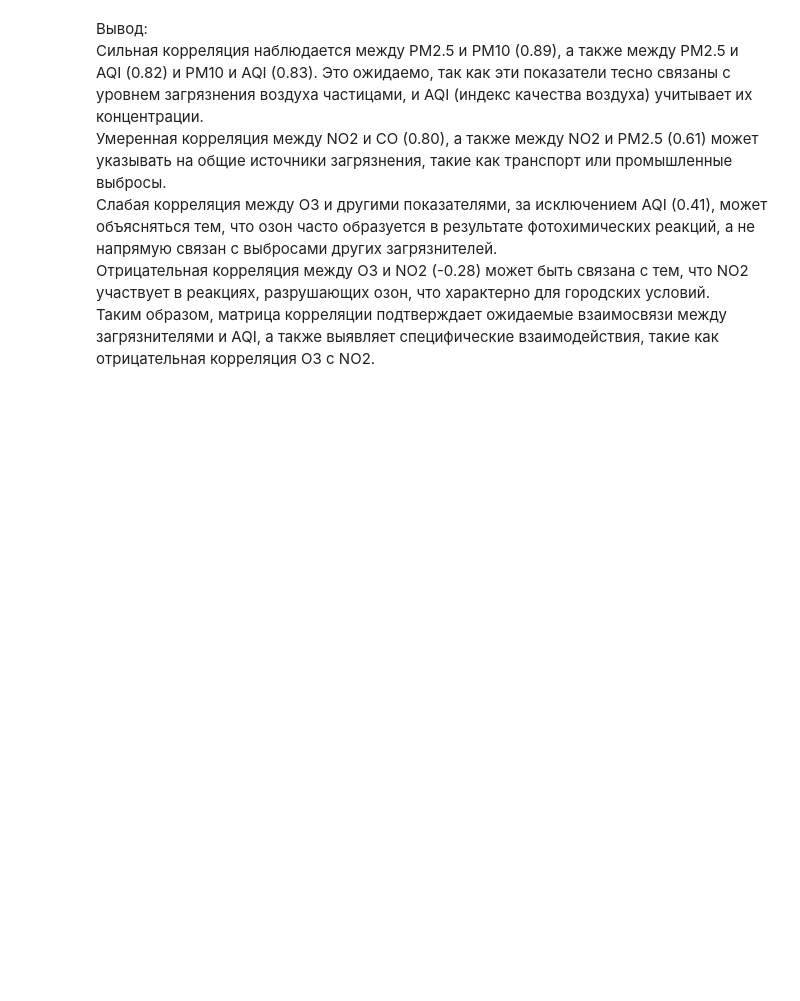
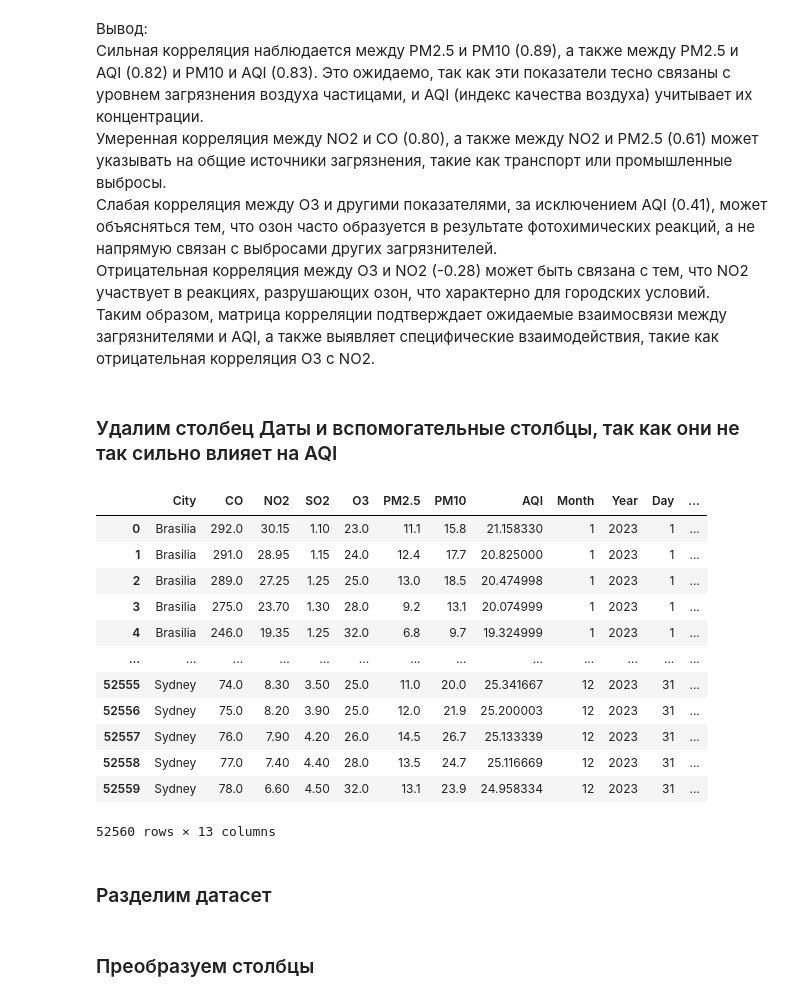
Before and after one commit to Wlad717/DataScience, a Jupyter notebook: make_graphs.ipynb, the cells around one changed output. Drawn from its saved outputs; the diff is of its cells as text; code cells hidden in the pictures; blank space fills up the shorter version.

```diff
--- a/make_graphs.ipynb
+++ b/make_graphs.ipynb
@@ -711,3 +723,27 @@ plt.show()
 Слабая корреляция между O3 и другими показателями, за исключением AQI (0.41), может объясняться тем, что озон часто образуется в результате фотохимических реакций, а не напрямую связан с выбросами других загрязнителей.<br>
 Отрицательная корреляция между O3 и NO2 (-0.28) может быть связана с тем, что NO2 участвует в реакциях, разрушающих озон, что характерно для городских условий.<br>
 Таким образом, матрица корреляции подтверждает ожидаемые взаимосвязи между загрязнителями и AQI, а также выявляет специфические взаимодействия, такие как отрицательная корреляция O3 с NO2.
+# %% [markdown]
+### Удалим столбец Даты и вспомогательные столбцы, так как они не так сильно влияет на AQI
+# %%
+main_df.drop('Date', inplace=True, axis=1)
+main_df.drop('Weekday', inplace=True, axis=1)
+main_df.drop('Month_Name', inplace=True, axis=1)
+main_df.drop('Month_Year', inplace=True, axis=1)
+main_df
+# %% [output]
+|  | City | CO | NO2 | SO2 | O3 | PM2.5 | PM10 | AQI | Month | Year | Day | ... |
+| 0 | Brasilia | 292.0 | 30.15 | 1.10 | 23.0 | 11.1 | 15.8 | 21.158330 | 1 | 2023 | 1 | ... |
+| 1 | Brasilia | 291.0 | 28.95 | 1.15 | 24.0 | 12.4 | 17.7 | 20.825000 | 1 | 2023 | 1 | ... |
+| 2 | Brasilia | 289.0 | 27.25 | 1.25 | 25.0 | 13.0 | 18.5 | 20.474998 | 1 | 2023 | 1 | ... |
+| 3 | Brasilia | 275.0 | 23.70 | 1.30 | 28.0 | 9.2 | 13.1 | 20.074999 | 1 | 2023 | 1 | ... |
+| 4 | Brasilia | 246.0 | 19.35 | 1.25 | 32.0 | 6.8 | 9.7 | 19.324999 | 1 | 2023 | 1 | ... |
+| ... | ... | ... | ... | ... | ... | ... | ... | ... | ... | ... | ... | ... |
+| 52555 | Sydney | 74.0 | 8.30 | 3.50 | 25.0 | 11.0 | 20.0 | 25.341667 | 12 | 2023 | 31 | ... |
+| 52556 | Sydney | 75.0 | 8.20 | 3.90 | 25.0 | 12.0 | 21.9 | 25.200003 | 12 | 2023 | 31 | ... |
+| 52557 | Sydney | 76.0 | 7.90 | 4.20 | 26.0 | 14.5 | 26.7 | 25.133339 | 12 | 2023 | 31 | ... |
+| 52558 | Sydney | 77.0 | 7.40 | 4.40 | 28.0 | 13.5 | 24.7 | 25.116669 | 12 | 2023 | 31 | ... |
+| 52559 | Sydney | 78.0 | 6.60 | 4.50 | 32.0 | 13.1 | 23.9 | 24.958334 | 12 | 2023 | 31 | ... |
+52560 rows × 13 columns
+# %% [markdown]
+### Разделим датасет
@@ -713,0 +755,2 @@ plt.show()
+# %% [markdown]
+### Преобразуем столбцы
```
Also changed, not shown: parts of 17 cells of this notebook.
